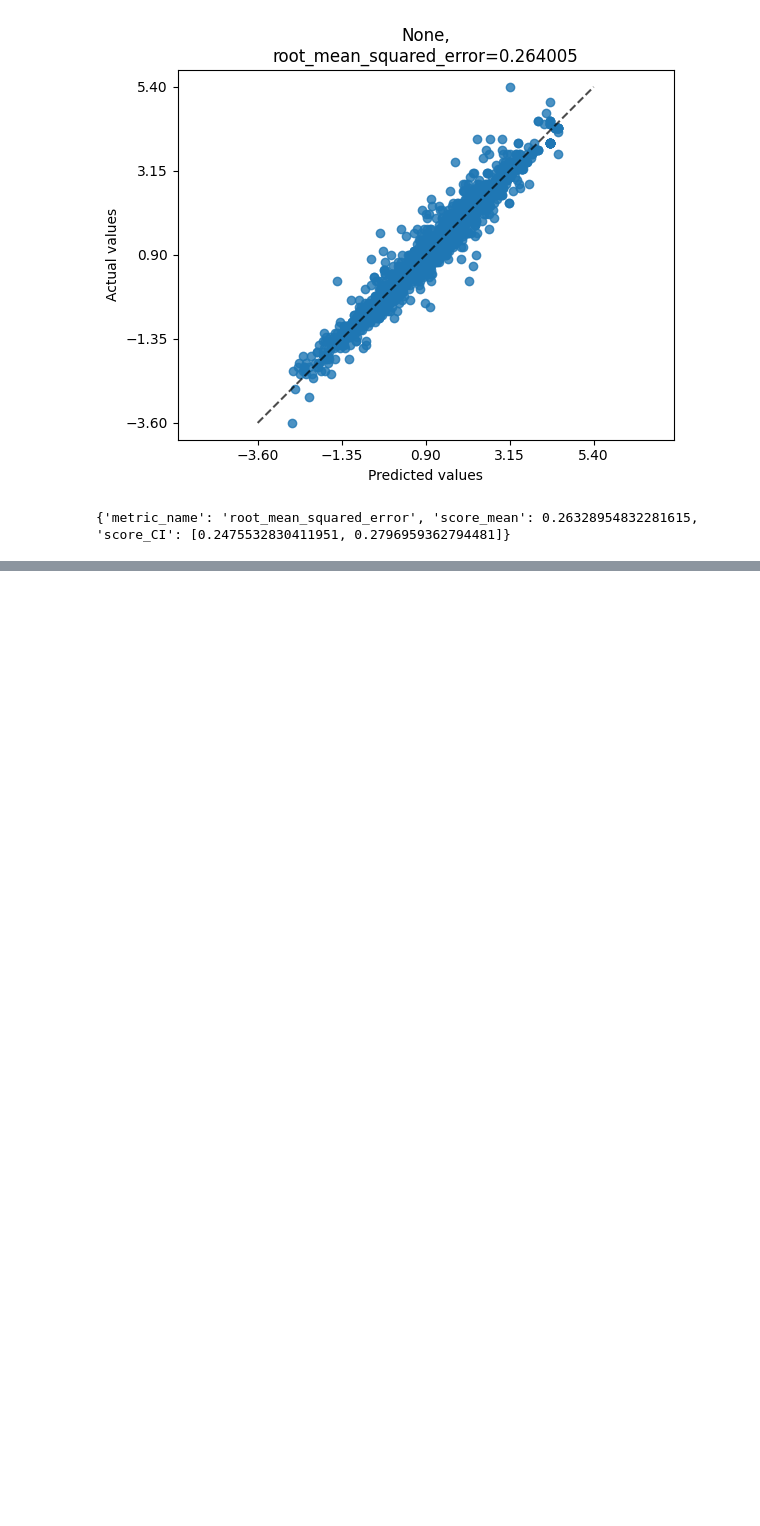
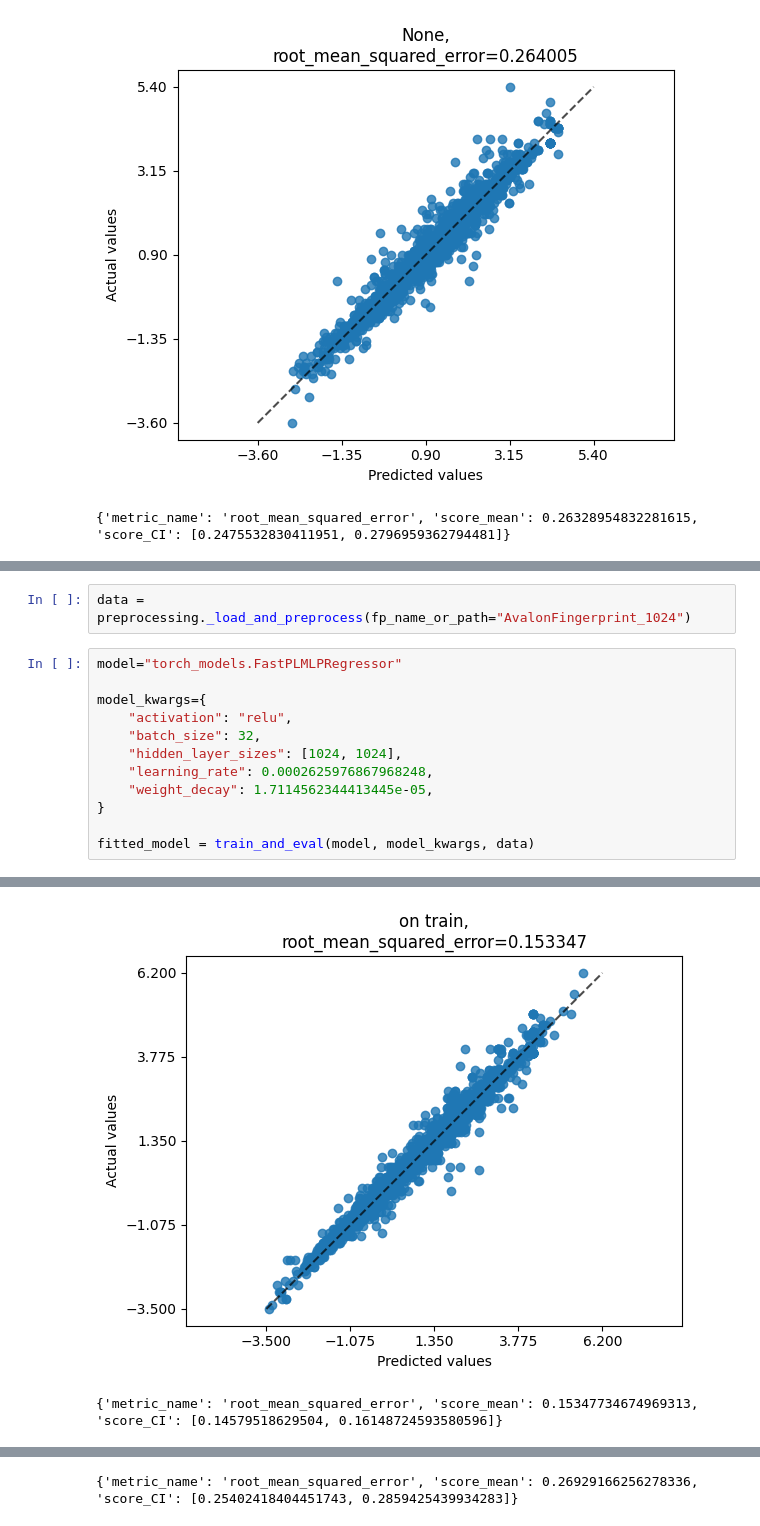
Before and after one commit to mvgolubev99/kaggle-chemical-structure-and-logp, a Jupyter notebook: interaction.ipynb, the cells around one changed output, grey strips where cells are left out. Drawn from its saved outputs; the diff is of its cells as text; blank space fills up the shorter version.

```diff
--- a/interaction.ipynb
+++ b/interaction.ipynb
@@ -1143,0 +1187,15 @@ print(utils.bootstrap_score(
+# %%
+data = preprocessing._load_and_preprocess(fp_name_or_path="AvalonFingerprint_1024")
+# %%
+model="torch_models.FastPLMLPRegressor"
+
+model_kwargs={
+    "activation": "relu",
+    "batch_size": 32,
+    "hidden_layer_sizes": [1024, 1024],
+    "learning_rate": 0.0002625976867968248,
+    "weight_decay": 1.7114562344413445e-05,
+}
+
+fitted_model = train_and_eval(model, model_kwargs, data)
+# %% [output]
@@ -1143,0 +1208,2 @@ print(utils.bootstrap_score(
+[figure, added]
+{'metric_name': 'root_mean_squared_error', 'score_mean': 0.15347734674969313, 'score_CI': [0.14579518629504, 0.16148724593580596]}
@@ -1143,0 +1211 @@ print(utils.bootstrap_score(
+{'metric_name': 'root_mean_squared_error', 'score_mean': 0.26929166256278336, 'score_CI': [0.25402418404451743, 0.2859425439934283]}
```
Also changed, not shown: parts of 6 cells of this notebook.
